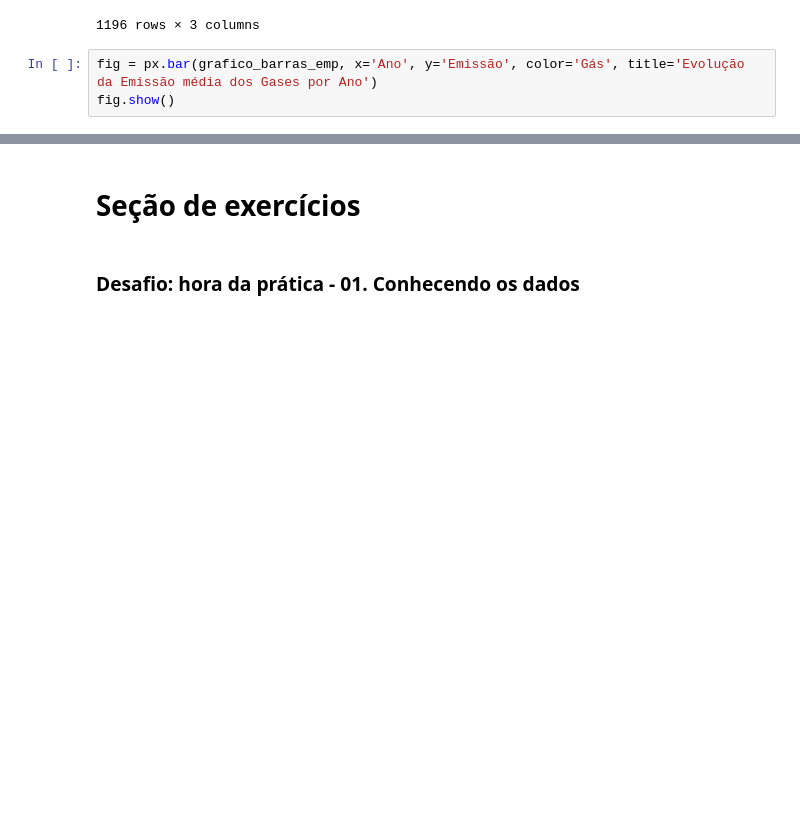
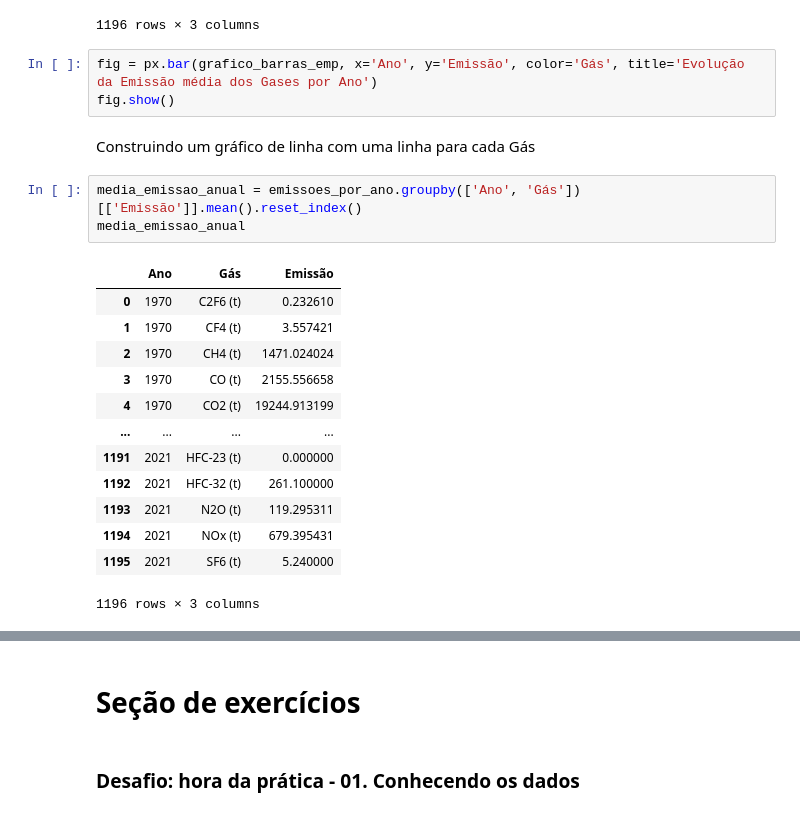
Before and after one commit to joas-ds/Alura_Python_para_Data_Science-Public, a Jupyter notebook: Selecionando_e_agrupando_dados/analise_dados_SEEG.ipynb, the cells around one changed output, grey strips where cells are left out. Cells and saved outputs as stored; diff of their text form; blank space fills up the shorter version.

```diff
--- a/Selecionando_e_agrupando_dados/analise_dados_SEEG.ipynb
+++ b/Selecionando_e_agrupando_dados/analise_dados_SEEG.ipynb
@@ -659,3 +659,22 @@ grafico_barras_emp
 # %%
 fig = px.bar(grafico_barras_emp, x='Ano', y='Emissão', color='Gás', title='Evolução da Emissão média dos Gases por Ano')
 fig.show()
+# %% [markdown]
+Construindo um gráfico de linha com uma linha para cada Gás
+# %%
+media_emissao_anual = emissoes_por_ano.groupby(['Ano', 'Gás'])[['Emissão']].mean().reset_index()
+media_emissao_anual
+# %% [output]
+|  | Ano | Gás | Emissão |
+| 0 | 1970 | C2F6 (t) | 0.232610 |
+| 1 | 1970 | CF4 (t) | 3.557421 |
+| 2 | 1970 | CH4 (t) | 1471.024024 |
+| 3 | 1970 | CO (t) | 2155.556658 |
+| 4 | 1970 | CO2 (t) | 19244.913199 |
+| ... | ... | ... | ... |
+| 1191 | 2021 | HFC-23 (t) | 0.000000 |
+| 1192 | 2021 | HFC-32 (t) | 261.100000 |
+| 1193 | 2021 | N2O (t) | 119.295311 |
+| 1194 | 2021 | NOx (t) | 679.395431 |
+| 1195 | 2021 | SF6 (t) | 5.240000 |
+1196 rows × 3 columns
```
Also changed, not shown: parts of 4 cells of this notebook.
